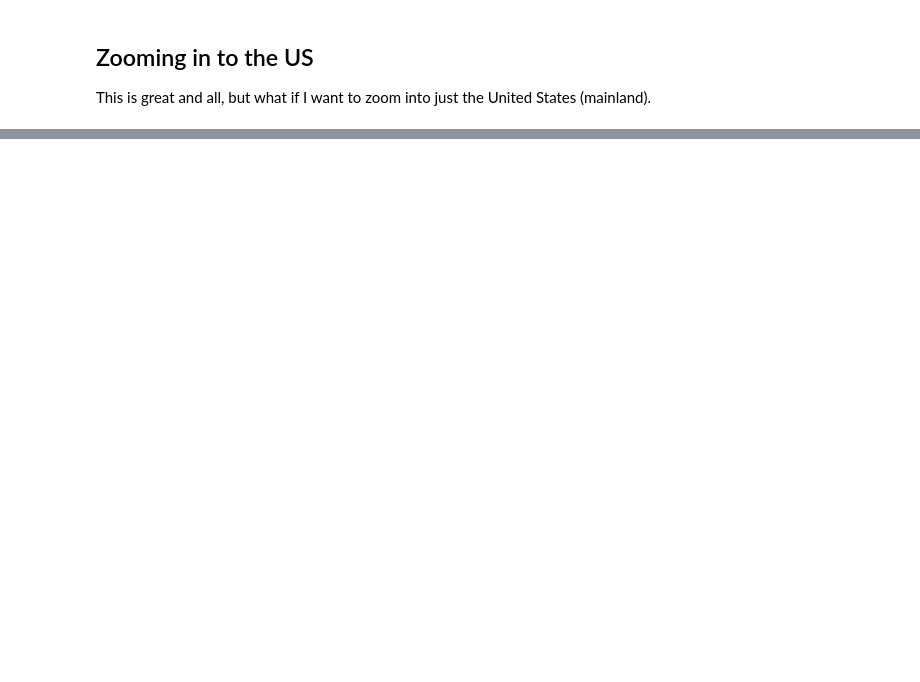
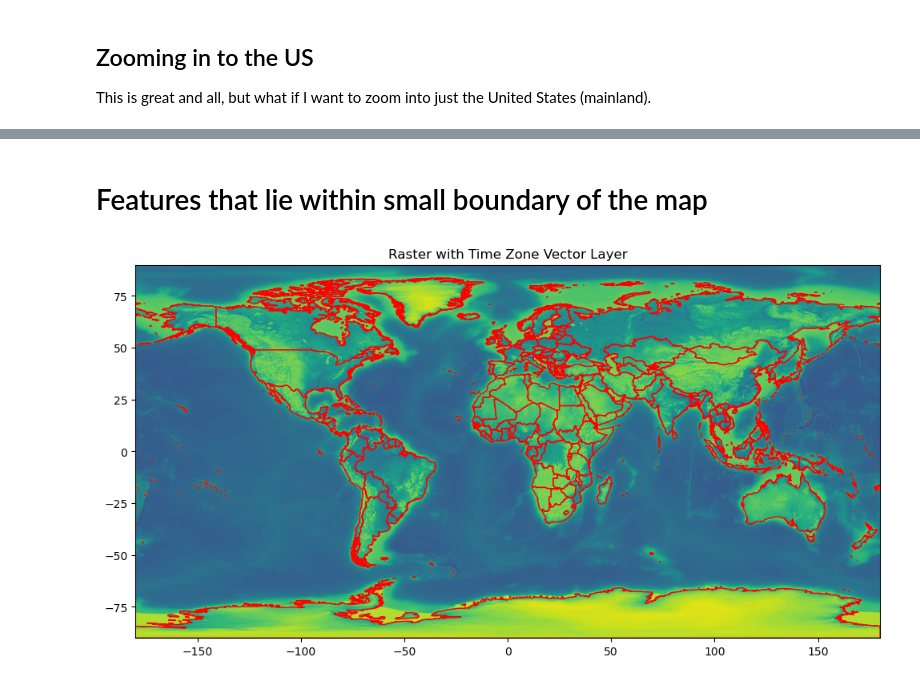
Before and after one commit to danbrick92/wandergrove, a Jupyter notebook: src/notebooks/natural_earth_map_layering.ipynb, the cells around one changed output, grey strips where cells are left out. Saved outputs shown, nothing was run; the diff lists cells and outputs as text; code cells hidden in the pictures; blank space fills up the shorter version.

```diff
--- a/src/notebooks/natural_earth_map_layering.ipynb
+++ b/src/notebooks/natural_earth_map_layering.ipynb
@@ -140,3 +139,28 @@ ax.set_title('Zoomed-In Raster with Time Zone Vector Layer (United States)')
 plt.show()
 # %% [output]
 [figure]
+# %% [markdown]
+# Features that lie within small boundary of the map
+# %%
+# Load up vectory layer
+vector_path = Path.joinpath(natural_earth_10m_path, "cultural", "10m_cultural", "10m_cultural", "ne_10m_admin_0_countries_fra.shp")
+
+# Open up file
+gdf = gpd.read_file(vector_path)
+# %%
+# First we need to check that they are in the same CRS and if not, reproject them to the same coordinate system
+if gdf.crs != raster_crs:
+    gdf = gdf.to_crs(raster_crs)  # Reproject the vector to match the raster's CRS
+# %%
+# Now plot them together
+fig, ax = plt.subplots(figsize=(12, 8))
+show(raster_data, transform=raster_transform, ax=ax, cmap='viridis')  # Display the raster
+
+# Plot the vector data (like time zone boundaries) on top
+gdf.boundary.plot(ax=ax, color='red', linewidth=1)  # Draw time zone boundaries
+
+# Additional Plot Customization
+ax.set_title('Raster swith Time Zone Vector Layer')
+plt.show()
+# %% [output]
+[figure, added]
```
Also changed, not shown: parts of 3 cells of this notebook, 13 other files.
